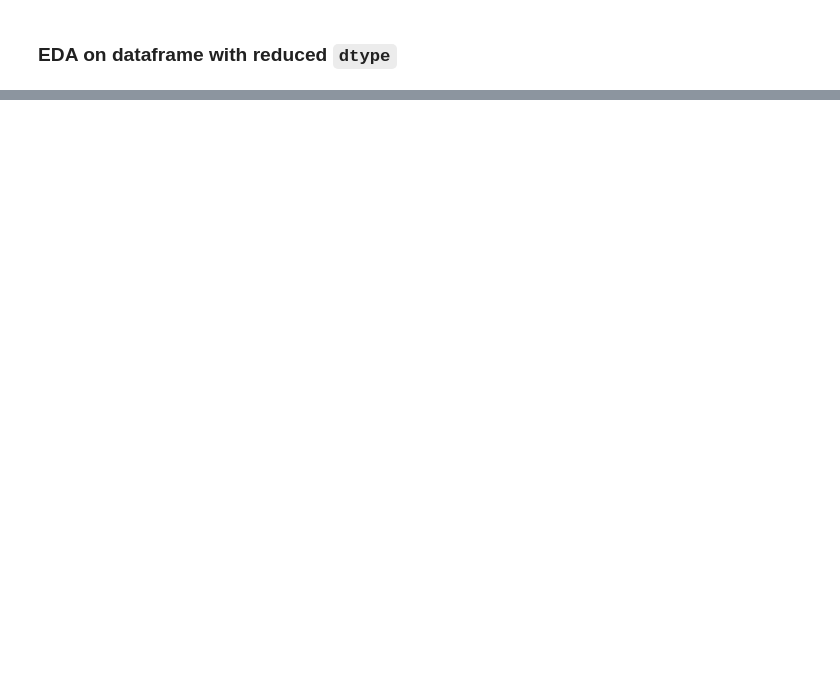
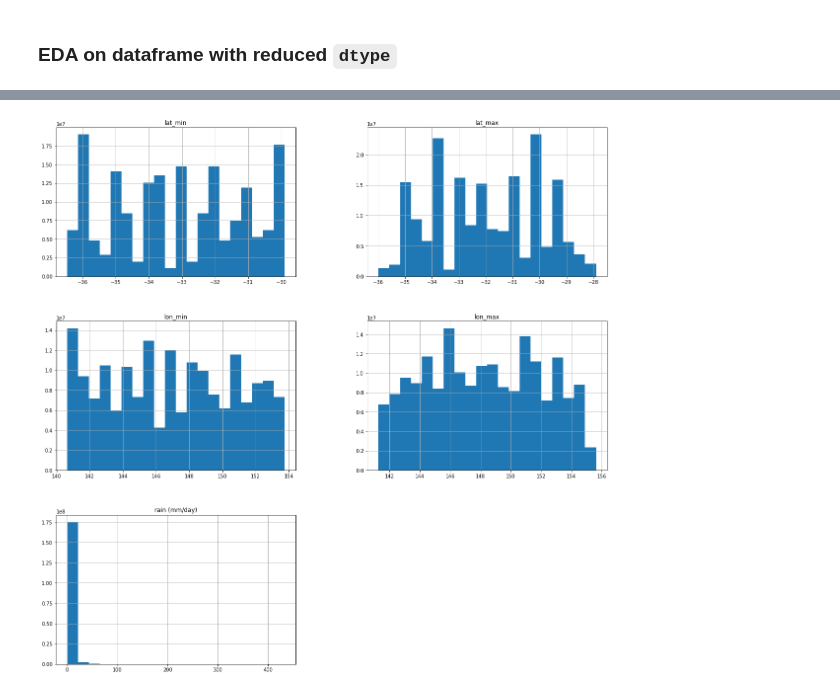
Before and after one commit to UBC-MDS/525_group9, a Jupyter notebook: milestone1.ipynb, the cells around one changed output, grey strips where cells are left out. Drawn from its saved outputs; the diff is of its cells as text; code cells hidden in the pictures; blank space fills up the shorter version.

```diff
--- a/milestone1.ipynb
+++ b/milestone1.ipynb
@@ -355,4 +423,6 @@ Wall time: 1min 41s
 ### EDA on dataframe with reduced `dtype`
 # %%
 %%time
-plt.hist(df_red_dtypes, figsize=(20, 20), bins=20);
+df_red_dtypes.hist(figsize=(20, 20), bins=20)
+pass
+# %% [output]
@@ -358,0 +431 @@ plt.hist(df_red_dtypes, figsize=(20, 20), bins=20);
+[figure, added]
```
Also changed, not shown: parts of 31 cells of this notebook.
